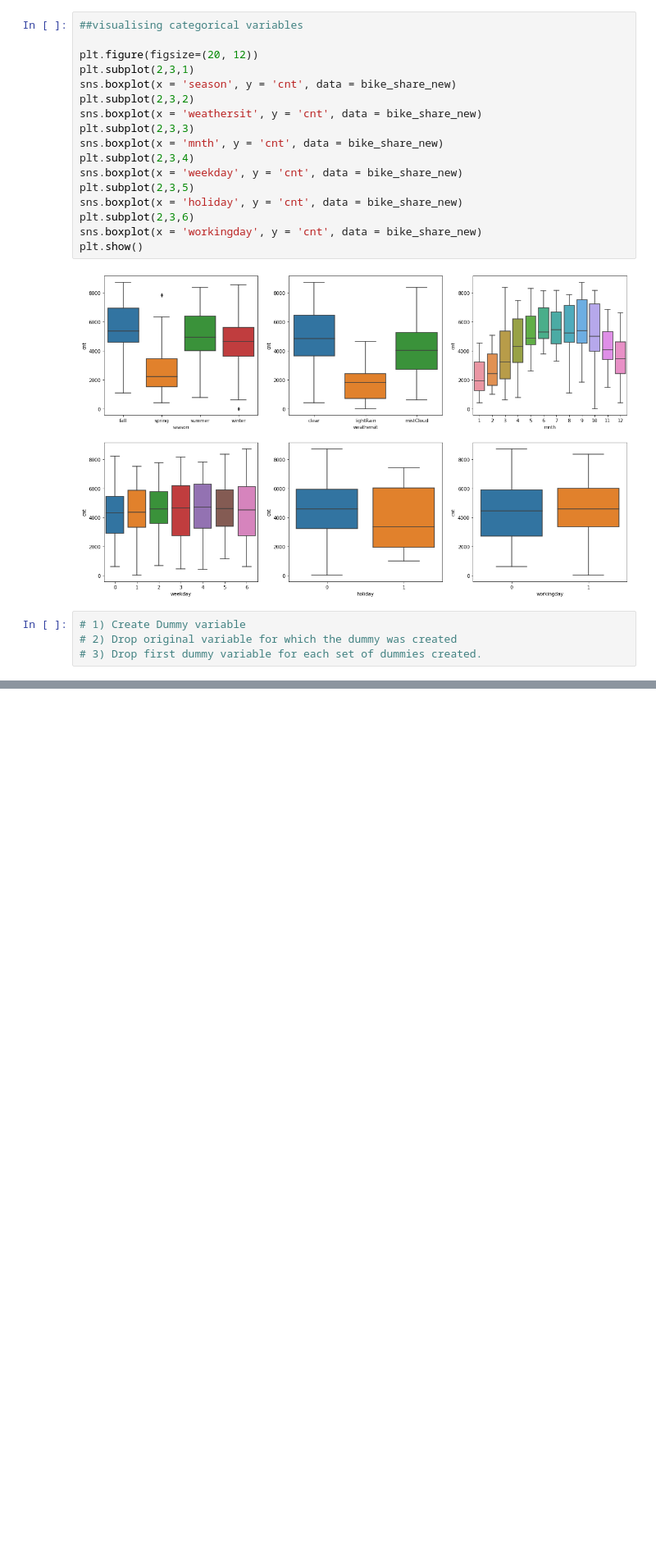
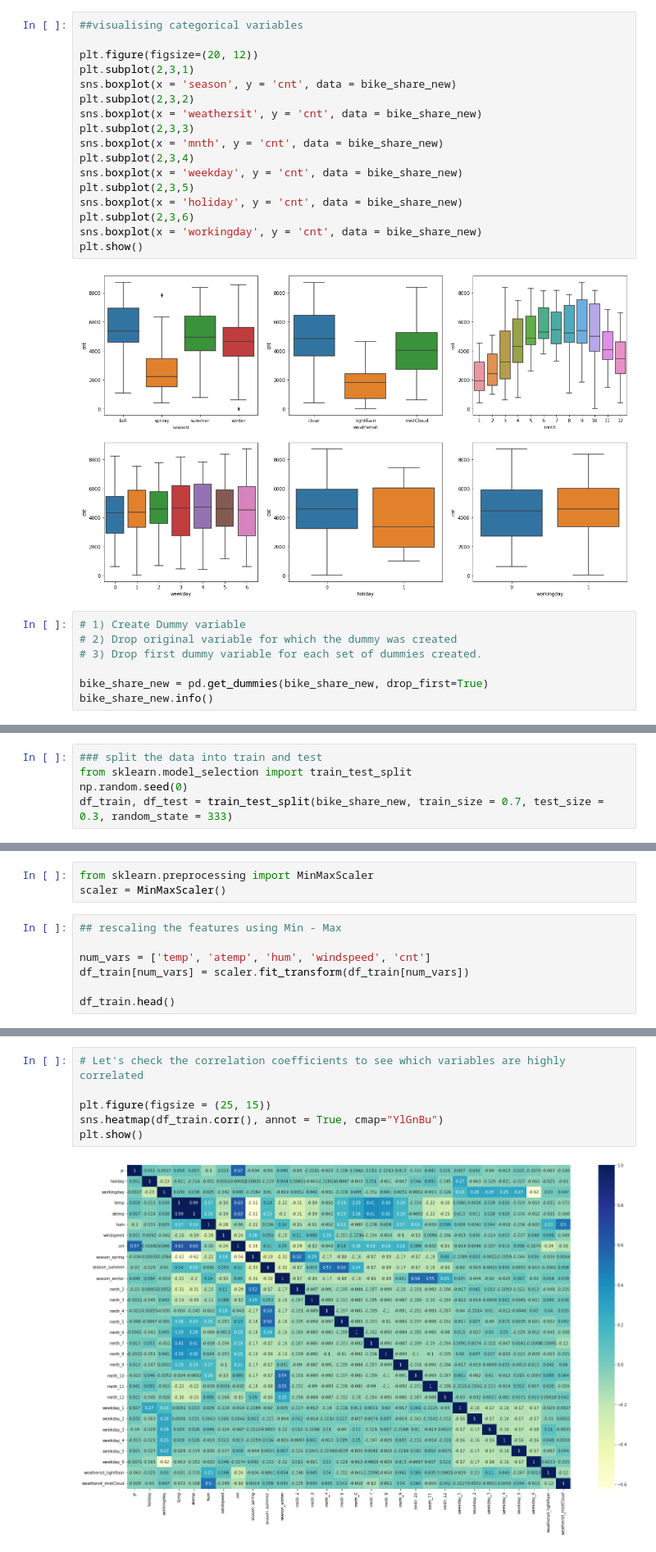
Before and after one commit to ravi2106shekhar/BikeSharingMLR, a Jupyter notebook: RAVI_SHEKHAR_Bike Sharing Assignment.ipynb, the cells around one changed output, grey strips where cells are left out. Shown at 82% size. Drawn from its saved outputs; the diff is of its cells as text; blank space fills up the shorter version.

```diff
--- a/RAVI_SHEKHAR_Bike Sharing Assignment.ipynb
+++ b/RAVI_SHEKHAR_Bike Sharing Assignment.ipynb
@@ -160,3 +159,6 @@ plt.show()
 # 1) Create Dummy variable
 # 2) Drop original variable for which the dummy was created
 # 3) Drop first dummy variable for each set of dummies created.
+
+bike_share_new = pd.get_dummies(bike_share_new, drop_first=True)
+bike_share_new.info()
@@ -162,0 +197,5 @@ plt.show()
+# %%
+### split the data into train and test
+from sklearn.model_selection import train_test_split
+np.random.seed(0)
+df_train, df_test = train_test_split(bike_share_new, train_size = 0.7, test_size = 0.3, random_state = 333)
@@ -162,0 +210,10 @@ plt.show()
+# %%
+from sklearn.preprocessing import MinMaxScaler
+scaler = MinMaxScaler()
+# %%
+## rescaling the features using Min - Max
+
+num_vars = ['temp', 'atemp', 'hum', 'windspeed', 'cnt']
+df_train[num_vars] = scaler.fit_transform(df_train[num_vars])
+
+df_train.head()
@@ -162,0 +241,8 @@ plt.show()
+# %%
+# Let's check the correlation coefficients to see which variables are highly correlated
+
+plt.figure(figsize = (25, 15))
+sns.heatmap(df_train.corr(), annot = True, cmap="YlGnBu")
+plt.show()
+# %% [output]
+[figure, added]
```
Also changed, not shown: parts of 22 cells of this notebook.
